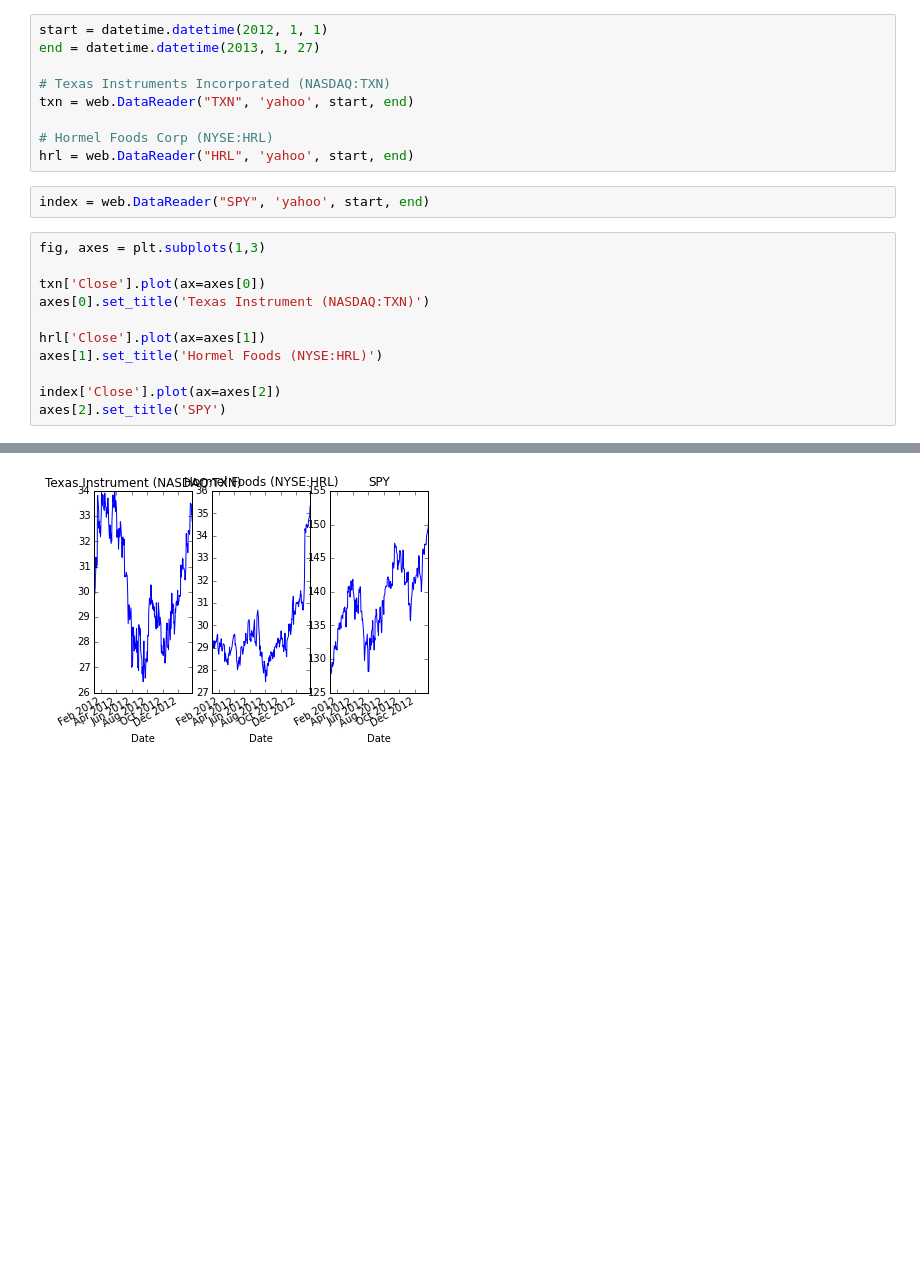
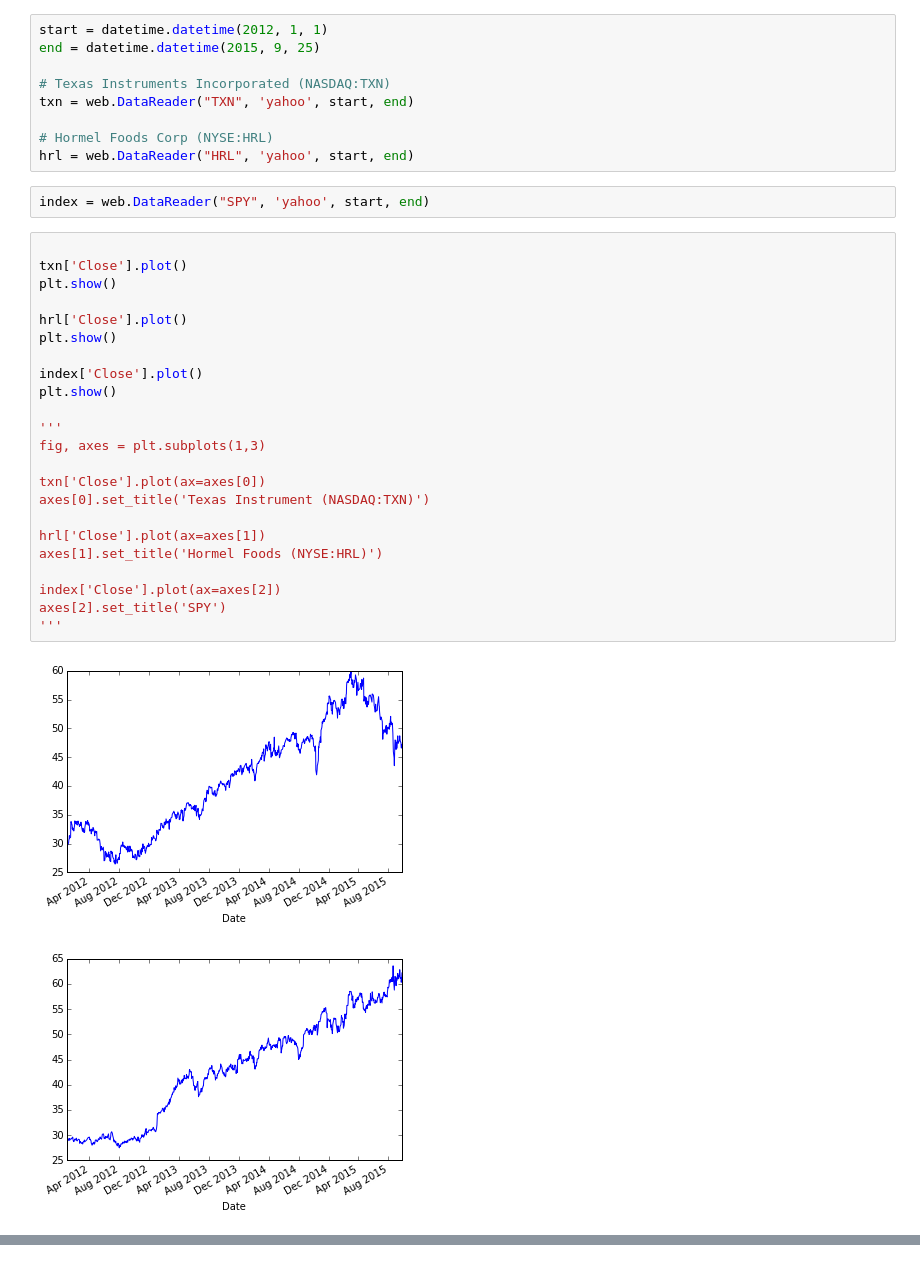
Before and after one commit to Estinox/coding-practices, a Jupyter notebook: ipython_notebooks/TXN_HRL.ipynb, the cells around one changed output, grey strips where cells are left out. Drawn from its saved outputs; the diff is of its cells as text; blank space fills up the shorter version.

```diff
--- a/ipython_notebooks/TXN_HRL.ipynb
+++ b/ipython_notebooks/TXN_HRL.ipynb
@@ -7,7 +9,7 @@ import matplotlib.pyplot as plt
 %matplotlib inline
 # %%
 start = datetime.datetime(2012, 1, 1)
-end = datetime.datetime(2013, 1, 27)
+end = datetime.datetime(2015, 9, 25)
 
 # Texas Instruments Incorporated (NASDAQ:TXN)
 txn = web.DataReader("TXN", 'yahoo', start, end)
@@ -17,14 +19,28 @@ hrl = web.DataReader("HRL", 'yahoo', start, end)
 # %%
 index = web.DataReader("SPY", 'yahoo', start, end)
 # %%
+
+txn['Close'].plot()
+plt.show()
+
+hrl['Close'].plot()
+plt.show()
+
+index['Close'].plot()
+plt.show()
+
+'''
 fig, axes = plt.subplots(1,3)
 
 txn['Close'].plot(ax=axes[0])
 axes[0].set_title('Texas Instrument (NASDAQ:TXN)')
 
 hrl['Close'].plot(ax=axes[1])
 axes[1].set_title('Hormel Foods (NYSE:HRL)')
 
 index['Close'].plot(ax=axes[2])
 axes[2].set_title('SPY')
+'''
 # %% [output]
+[figure, new version]
+[figure, added]
@@ -32 +48,0 @@ axes[2].set_title('SPY')
-[figure, old version]
```
Also changed, not shown: parts of 10 cells of this notebook.
